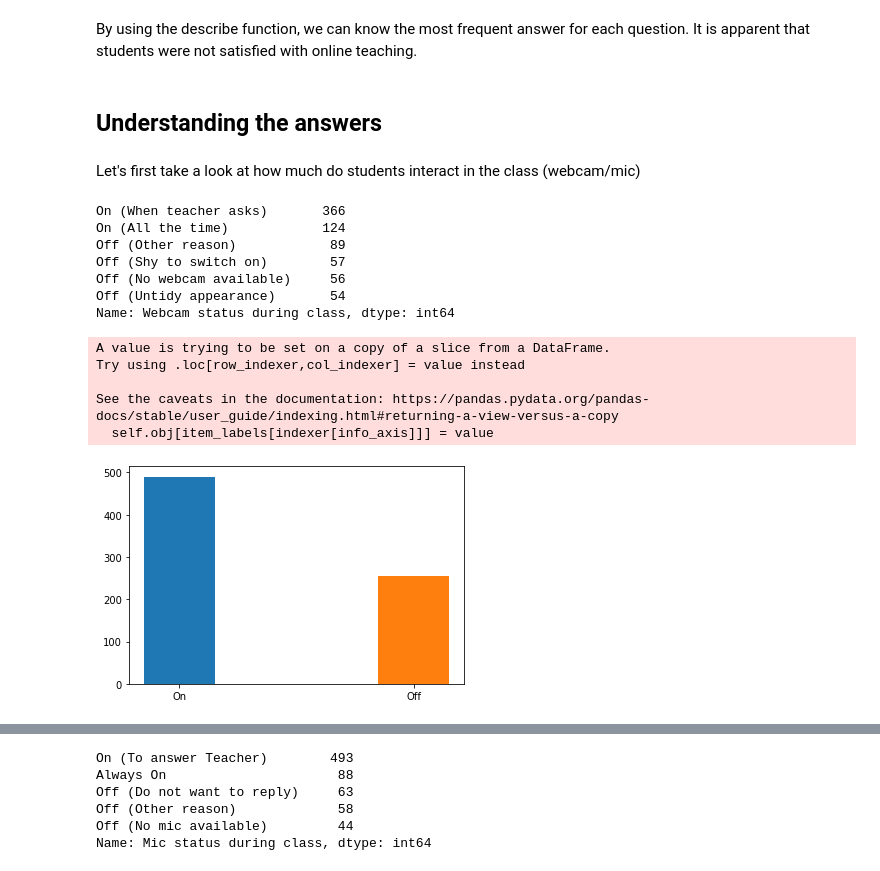
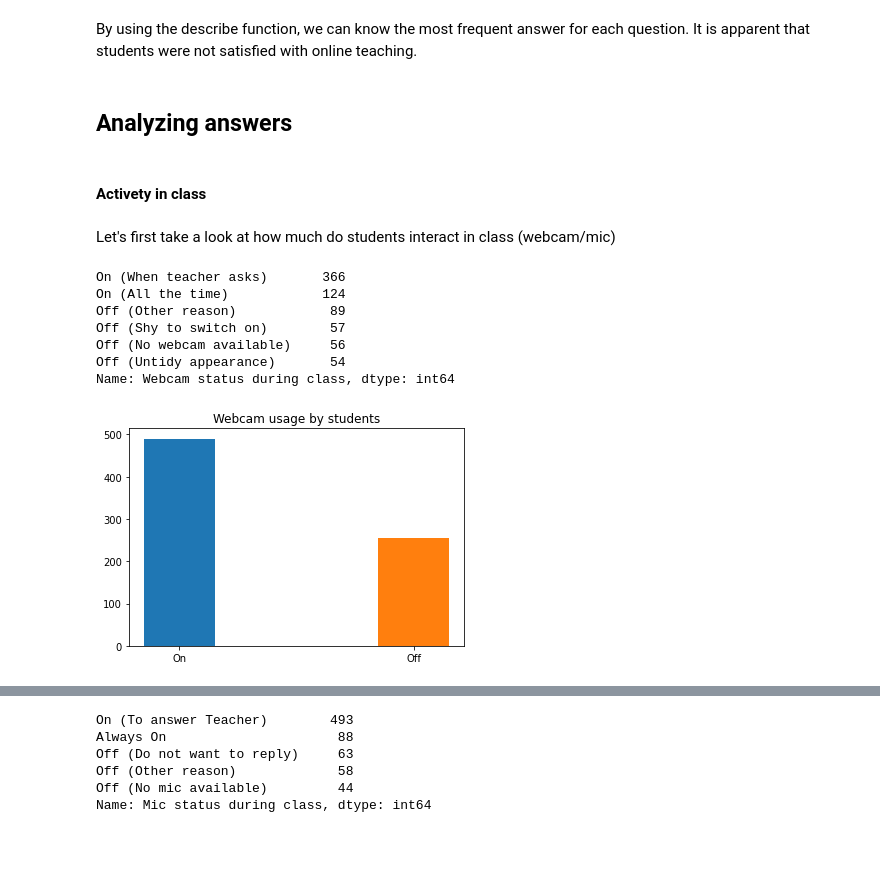
Before and after one commit to AhmadArrabi/Data-Analysis-Online-Learning-Survey, a Jupyter notebook: students_survey_analysis.ipynb, the cells around one changed output, grey strips where cells are left out. Drawn from its saved outputs; the diff is of its cells as text; code cells hidden in the pictures; blank space fills up the shorter version.

```diff
--- a/students_survey_analysis.ipynb
+++ b/students_survey_analysis.ipynb
@@ -62,9 +62,11 @@ survey.describe()
 # %% [markdown]
 By using the describe function, we can know the most frequent answer for each question. It is apparent that students were not satisfied with online teaching.
 # %% [markdown]
-## Understanding the answers
+## Analyzing answers
+# %% [markdown]
+#### Activety in class
 # %% [markdown]
-Let's first take a look at how much do students interact in the class (webcam/mic)
+Let's first take a look at how much do students interact in class (webcam/mic)
 # %%
 survey['Webcam status during class'].value_counts()
 # %% [output]
@@ -78,21 +80,18 @@ Name: Webcam status during class, dtype: int64
 # %%
 webcam_on = survey.loc[survey['Webcam status during class'].str.startswith('On')]
 webcam_off = survey.loc[survey['Webcam status during class'].str.startswith('Off')]
 
 webcam_on.loc[:,('Webcam status during class')] = 'On'
 
 webcam_off.loc[:,('Webcam status during class')] = 'Off'
 
 plt.bar(x = webcam_on['Webcam status during class'], height = len(webcam_on), width = 0.3, align='center')
 plt.bar(x = webcam_off['Webcam status during class'], height = len(webcam_off), width = 0.3, align='center')
+
+plt.title('Webcam usage by students')
 plt.show()
 # %% [output]
-A value is trying to be set on a copy of a slice from a DataFrame.
-Try using .loc[row_indexer,col_indexer] = value instead
-
-See the caveats in the documentation: https://pandas.pydata.org/pandas-docs/stable/user_guide/indexing.html#returning-a-view-versus-a-copy
-  self.obj[item_labels[indexer[info_axis]]] = value
-[figure, old version]
+[figure, new version]
 # %%
 survey['Webcam status during class'].value_counts().plot(kind = 'bar', figsize = (10,8), fontsize=12)
 plt.xticks(rotation =20)
```
Also changed, not shown: parts of 16 cells of this notebook.
